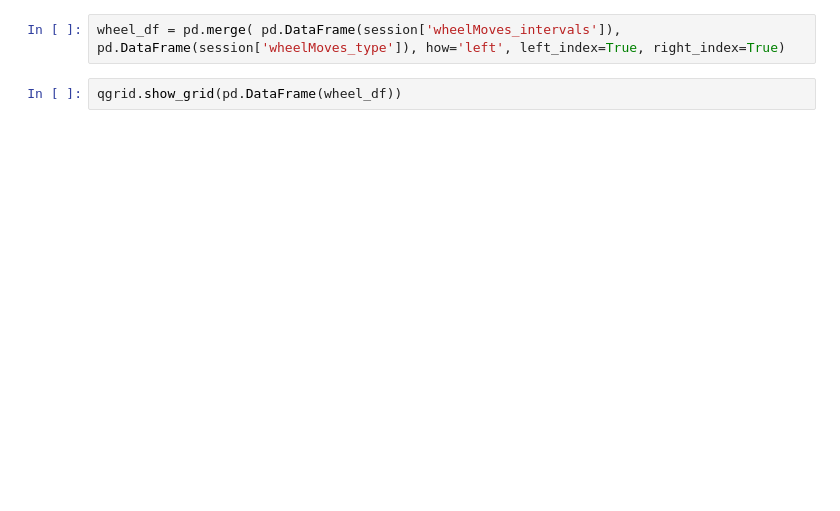
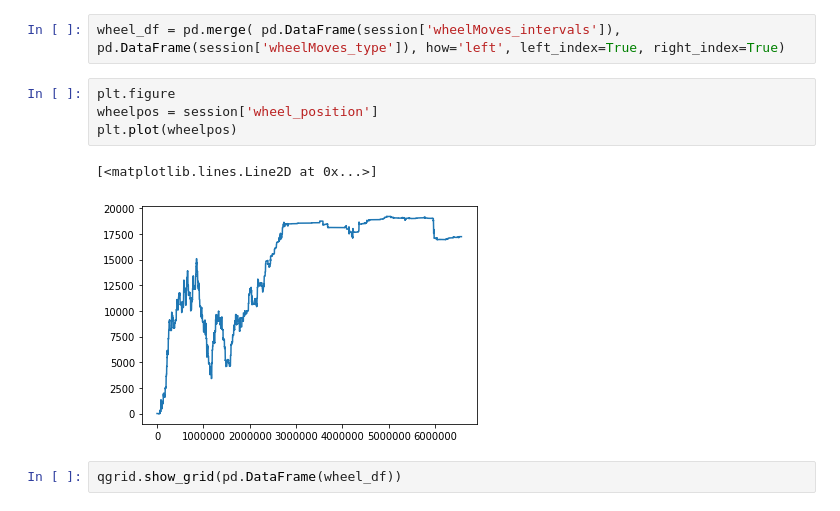
Before and after one commit to KceniaB/NMA_project, a Jupyter notebook: sam_project.ipynb, the cells around one changed output. Saved outputs shown, nothing was run; the diff lists cells and outputs as text; blank space fills up the shorter version.

```diff
--- a/sam_project.ipynb
+++ b/sam_project.ipynb
@@ -240,4 +283,11 @@ print(session['wheelMoves_type'].shape)
 # %%
 wheel_df = pd.merge( pd.DataFrame(session['wheelMoves_intervals']), pd.DataFrame(session['wheelMoves_type']), how='left', left_index=True, right_index=True)
+# %%
+plt.figure
+wheelpos = session['wheel_position']
+plt.plot(wheelpos)
+# %% [output]
+[<matplotlib.lines.Line2D at 0x...>]
+[figure, added]
 # %%
 qgrid.show_grid(pd.DataFrame(wheel_df))
```
Also changed, not shown: parts of 9 cells of this notebook, 3 other files.
